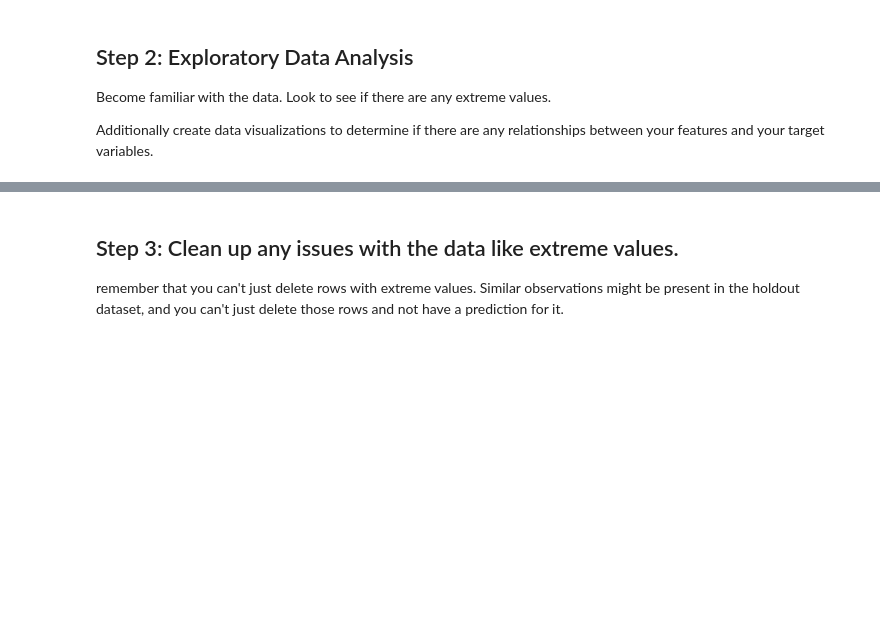
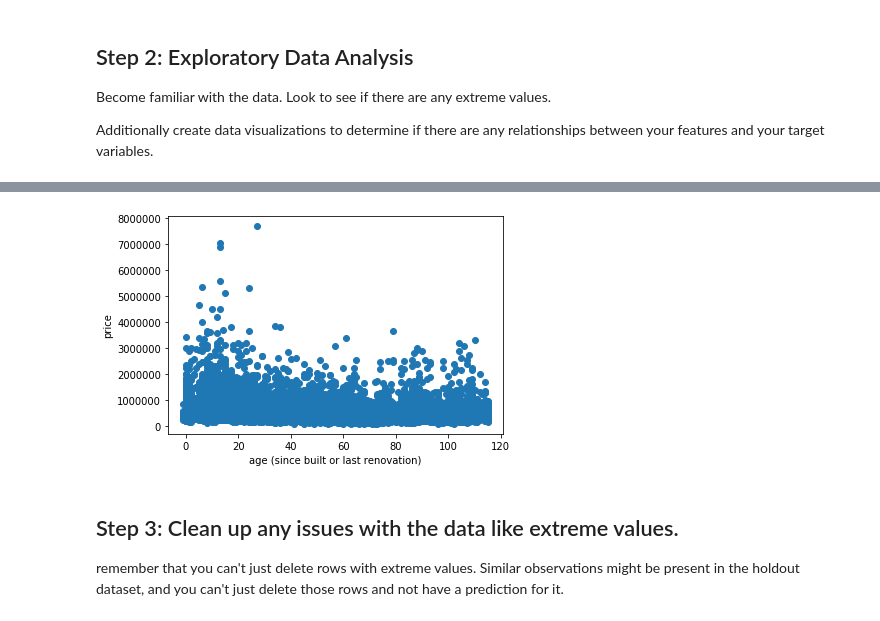
Before and after one commit to stereopickle/housing_price_bakeoff, a Jupyter notebook: Applied_practice.ipynb, the cells around one changed output, grey strips where cells are left out. Drawn from its saved outputs; the diff is of its cells as text; code cells hidden in the pictures; blank space fills up the shorter version.

```diff
--- a/Applied_practice.ipynb
+++ b/Applied_practice.ipynb
@@ -13,3 +116,10 @@ Additionally create data visualizations to determine if there are any relationsh
+# %%
+plt.scatter(house_train.age, house_train.price)
+plt.xlabel("age (since built or last renovation)")
+plt.ylabel("price")
+plt.show()
+# %% [output]
+[figure, added]
 # %% [markdown]
 ## Step 3: Clean up any issues with the data like extreme values.
 
```
Also changed, not shown: parts of 18 cells of this notebook.
